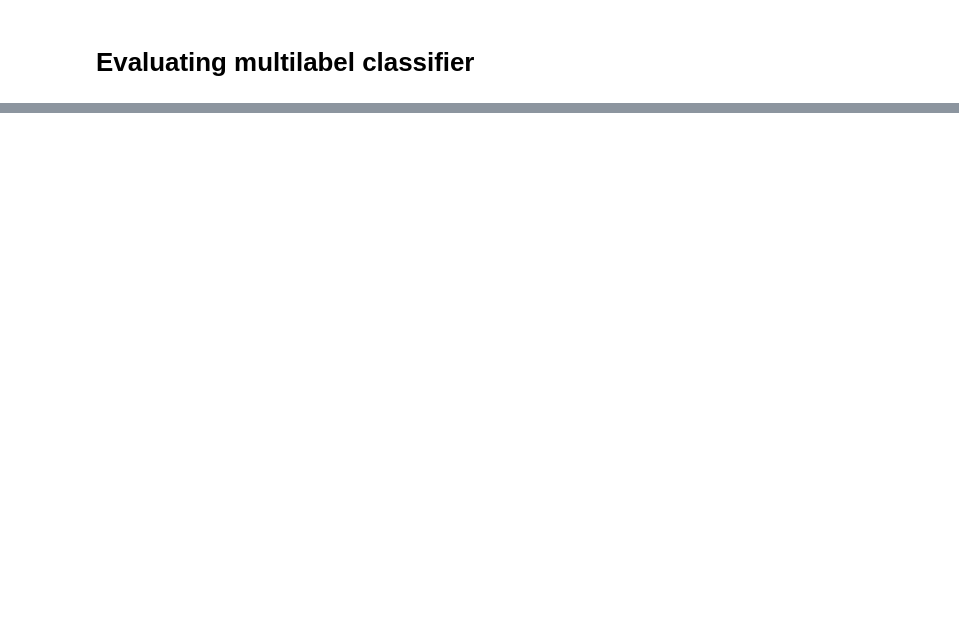
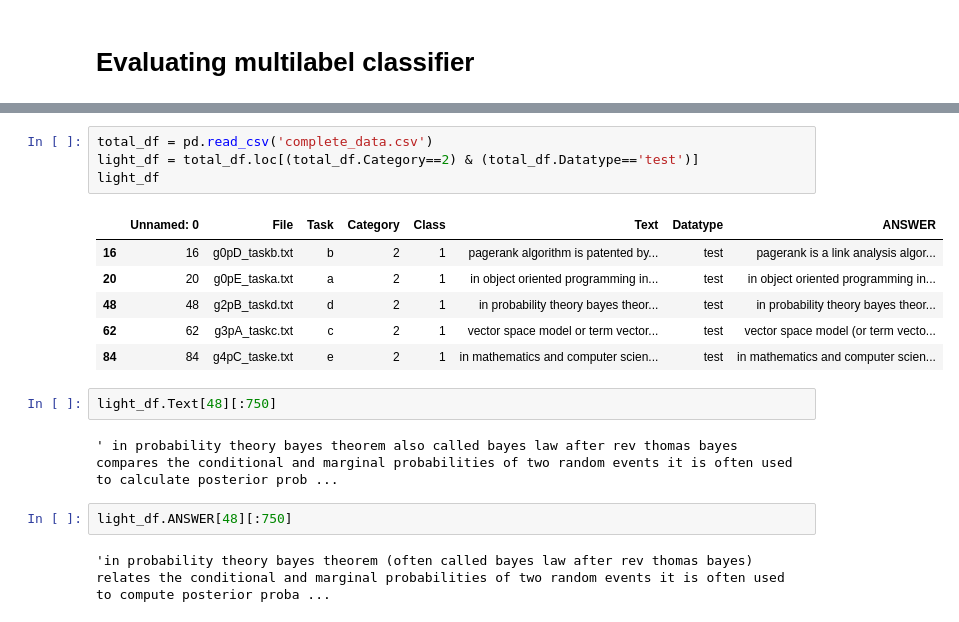
Before and after one commit to Ioana-P/Plagiarism-detection, a Jupyter notebook: 3b_Training_local_models.ipynb, the cells around one changed output, grey strips where cells are left out. Cells and saved outputs as stored; diff of their text form; blank space fills up the shorter version.

```diff
--- a/3b_Training_local_models.ipynb
+++ b/3b_Training_local_models.ipynb
@@ -701,0 +661,19 @@ plt.show()
+# %%
+total_df = pd.read_csv('complete_data.csv')
+light_df = total_df.loc[(total_df.Category==2) & (total_df.Datatype=='test')]
+light_df
+# %% [output]
+|  | Unnamed: 0 | File | Task | Category | Class | Text | Datatype | ANSWER |
+| 16 | 16 | g0pD_taskb.txt | b | 2 | 1 | pagerank algorithm is patented by... | test | pagerank is a link analysis algor... |
+| 20 | 20 | g0pE_taska.txt | a | 2 | 1 | in object oriented programming in... | test | in object oriented programming in... |
+| 48 | 48 | g2pB_taskd.txt | d | 2 | 1 | in probability theory bayes theor... | test | in probability theory bayes theor... |
+| 62 | 62 | g3pA_taskc.txt | c | 2 | 1 | vector space model or term vector... | test | vector space model (or term vecto... |
+| 84 | 84 | g4pC_taske.txt | e | 2 | 1 | in mathematics and computer scien... | test | in mathematics and computer scien... |
+# %%
+light_df.Text[48][:750]
+# %% [output]
+' in probability theory bayes theorem also called bayes law after rev thomas bayes compares the conditional and marginal probabilities of two random events it is often used to calculate posterior prob ...
+# %%
+light_df.ANSWER[48][:750]
+# %% [output]
+'in probability theory bayes theorem (often called bayes law after rev thomas bayes) relates the conditional and marginal probabilities of two random events it is often used to compute posterior proba ...
```
Also changed, not shown: parts of 33 cells of this notebook, 3 other files.
